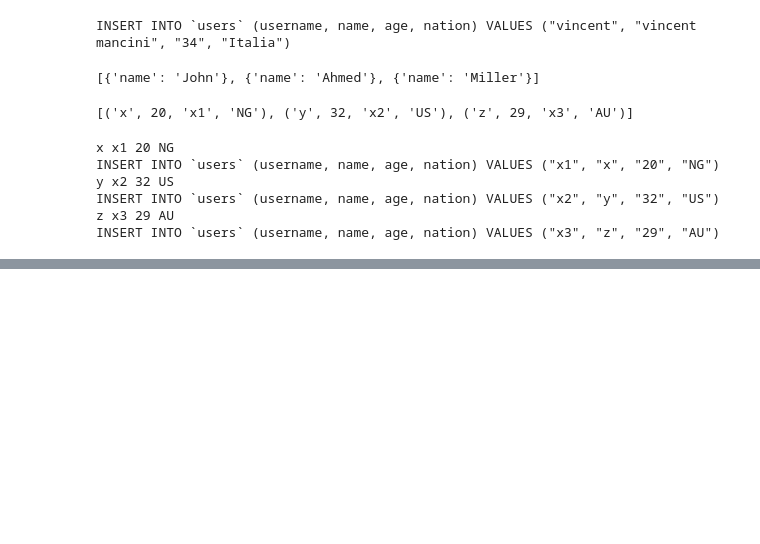
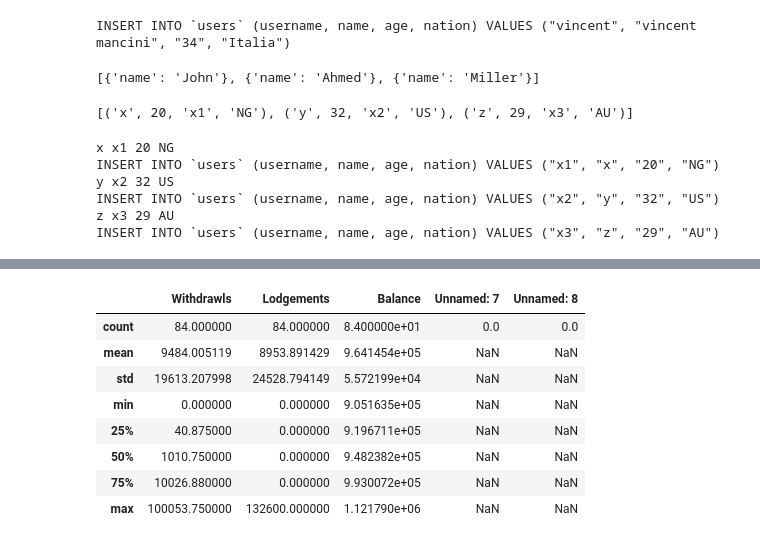
Before and after one commit to dtekluva/cohort4b1wknd, a Jupyter notebook: atha/jupyter_notebooks/mysql_python.ipynb, the cells around one changed output, grey strips where cells are left out. Saved outputs shown, nothing was run; the diff lists cells and outputs as text; code cells hidden in the pictures; blank space fills up the shorter version.

```diff
--- a/atha/jupyter_notebooks/mysql_python.ipynb
+++ b/atha/jupyter_notebooks/mysql_python.ipynb
@@ -128,0 +149,12 @@ INSERT INTO `users` (username, name, age, nation) VALUES ("x3", "z", "29", "AU")
+# %%
+data.describe() # statistical info on dataset
+# %% [output]
+|  | Withdrawls | Lodgements | Balance | Unnamed: 7 | Unnamed: 8 |
+| count | 84.000000 | 84.000000 | 8.400000e+01 | 0.0 | 0.0 |
+| mean | 9484.005119 | 8953.891429 | 9.641454e+05 | NaN | NaN |
+| std | 19613.207998 | 24528.794149 | 5.572199e+04 | NaN | NaN |
+| min | 0.000000 | 0.000000 | 9.051635e+05 | NaN | NaN |
+| 25% | 40.875000 | 0.000000 | 9.196711e+05 | NaN | NaN |
+| 50% | 1010.750000 | 0.000000 | 9.482382e+05 | NaN | NaN |
+| 75% | 10026.880000 | 0.000000 | 9.930072e+05 | NaN | NaN |
+| max | 100053.750000 | 132600.000000 | 1.121790e+06 | NaN | NaN |
```
Also changed, not shown: parts of 8 cells of this notebook, 2 other files.
